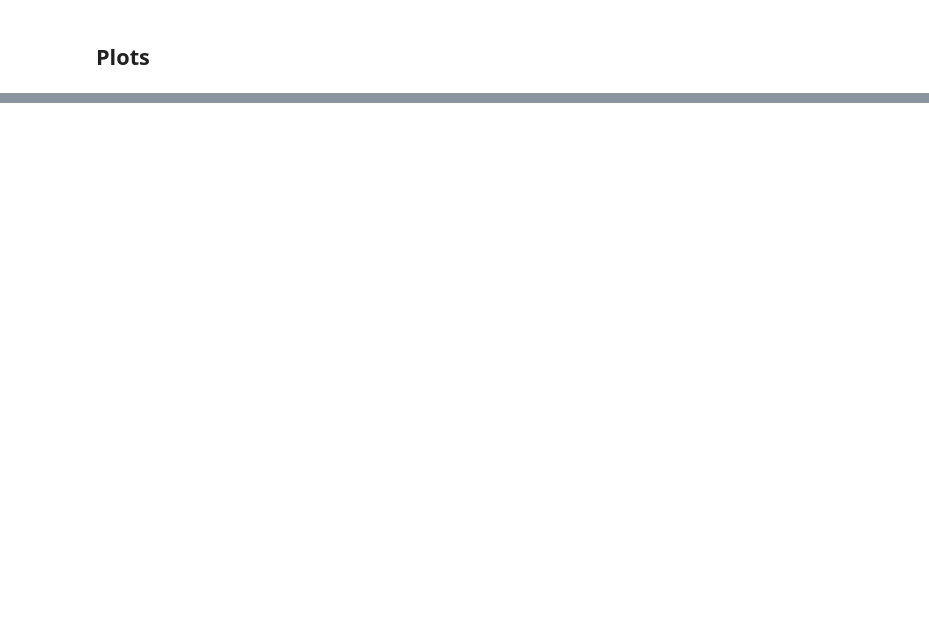
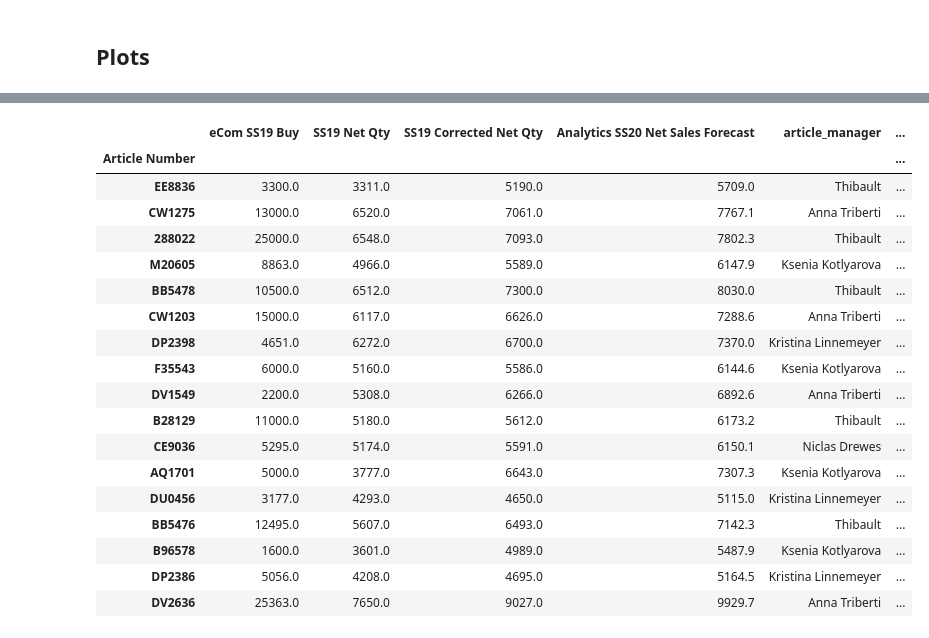
Before and after one commit to cwcomiskey/Misc, a Jupyter notebook: adidas/SS20_range.ipynb, the cells around one changed output, grey strips where cells are left out. Cells and saved outputs as stored; diff of their text form; code cells hidden in the pictures; blank space fills up the shorter version.

```diff
--- a/adidas/SS20_range.ipynb
+++ b/adidas/SS20_range.ipynb
@@ -228,8 +220,9 @@ forecasts = (pd.merge(dat_season, ils1[['article_no', 'article_manager', 'quanti
                       left_on = 'Article Number', right_on = 'article_no', how = 'left').
              set_index('Article Number').
              drop('article_no', axis = 1).
-             rename(columns = {'quantity': 'eCom SS20 Forecast'})
+             rename(columns = {'quantity': 'eCom SS20 ILS1 Buy',
+                              'SS19 Demand': 'SS19 Gross',
+                              'SS19 Corrected Demand': 'SS19 Corrected Gross',
+                              'SS19 eCom Forecast': 'eCom SS19 Buy' ,
+                              'SS19 Net': 'SS19 Net Qty'})
             )
-
-forecasts = forecasts[['SS19 eCom Forecast', 'SS19 Demand', 'SS19 Corrected Demand', 'eCom SS20 Forecast',
-                       'Analytics SS20 Forecast', 'article_manager', 'retail_price']]
@@ -357,0 +341,23 @@ forecasts.to_csv('forecasts.csv')
+# %%
+forecasts[(forecasts['Analytics SS20 Net Sales Forecast'] > 5000) &
+          (forecasts['Analytics SS20 Net Sales Forecast'] < 10000)]
+# %% [output]
+|  | eCom SS19 Buy | SS19 Net Qty | SS19 Corrected Net Qty | Analytics SS20 Net Sales Forecast | article_manager | ... |
+| Article Number |  |  |  |  |  | ... |
+| EE8836 | 3300.0 | 3311.0 | 5190.0 | 5709.0 | Thibault | ... |
+| CW1275 | 13000.0 | 6520.0 | 7061.0 | 7767.1 | Anna Triberti | ... |
+| 288022 | 25000.0 | 6548.0 | 7093.0 | 7802.3 | Thibault | ... |
+| M20605 | 8863.0 | 4966.0 | 5589.0 | 6147.9 | Ksenia Kotlyarova | ... |
+| BB5478 | 10500.0 | 6512.0 | 7300.0 | 8030.0 | Thibault | ... |
+| CW1203 | 15000.0 | 6117.0 | 6626.0 | 7288.6 | Anna Triberti | ... |
+| DP2398 | 4651.0 | 6272.0 | 6700.0 | 7370.0 | Kristina Linnemeyer | ... |
+| F35543 | 6000.0 | 5160.0 | 5586.0 | 6144.6 | Ksenia Kotlyarova | ... |
+| DV1549 | 2200.0 | 5308.0 | 6266.0 | 6892.6 | Anna Triberti | ... |
+| B28129 | 11000.0 | 5180.0 | 5612.0 | 6173.2 | Thibault | ... |
+| CE9036 | 5295.0 | 5174.0 | 5591.0 | 6150.1 | Niclas Drewes | ... |
+| AQ1701 | 5000.0 | 3777.0 | 6643.0 | 7307.3 | Ksenia Kotlyarova | ... |
+| DU0456 | 3177.0 | 4293.0 | 4650.0 | 5115.0 | Kristina Linnemeyer | ... |
+| BB5476 | 12495.0 | 5607.0 | 6493.0 | 7142.3 | Thibault | ... |
+| B96578 | 1600.0 | 3601.0 | 4989.0 | 5487.9 | Ksenia Kotlyarova | ... |
+| DP2386 | 5056.0 | 4208.0 | 4695.0 | 5164.5 | Kristina Linnemeyer | ... |
+| DV2636 | 25363.0 | 7650.0 | 9027.0 | 9929.7 | Anna Triberti | ... |
```
Also changed, not shown: parts of 27 cells of this notebook, 1 other file.
